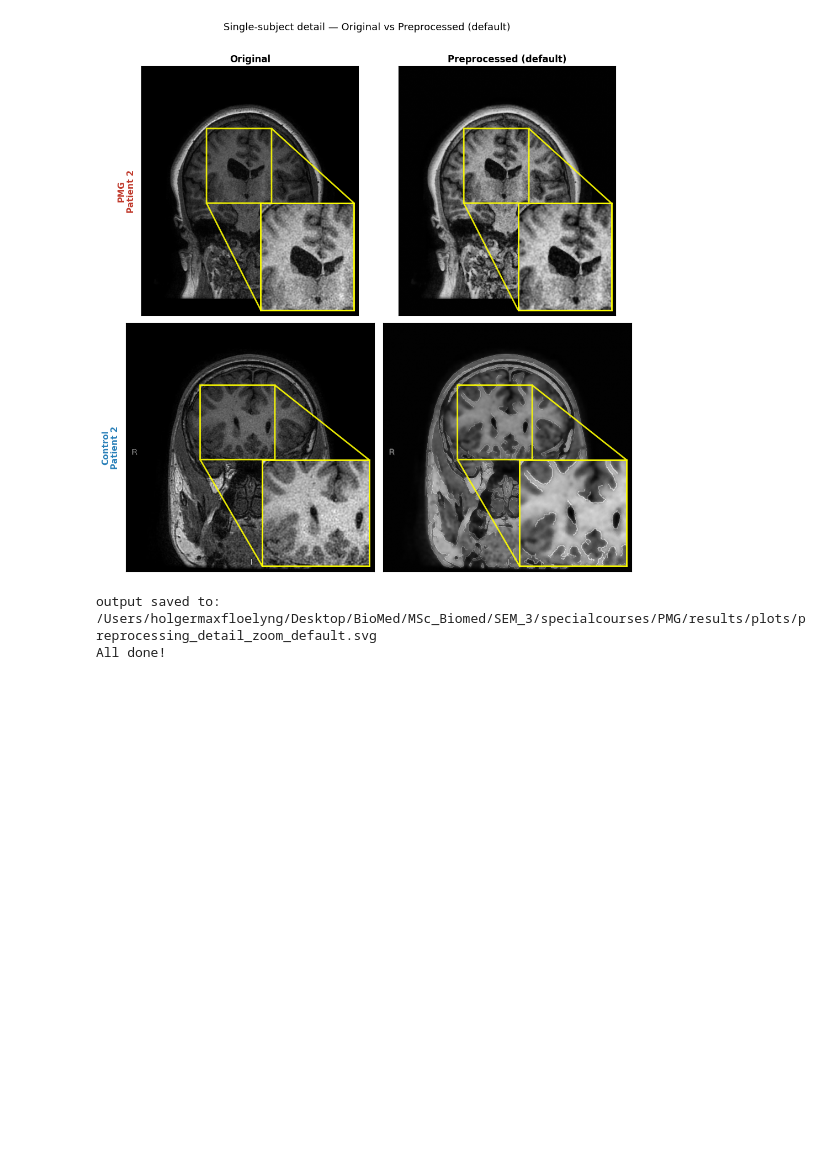
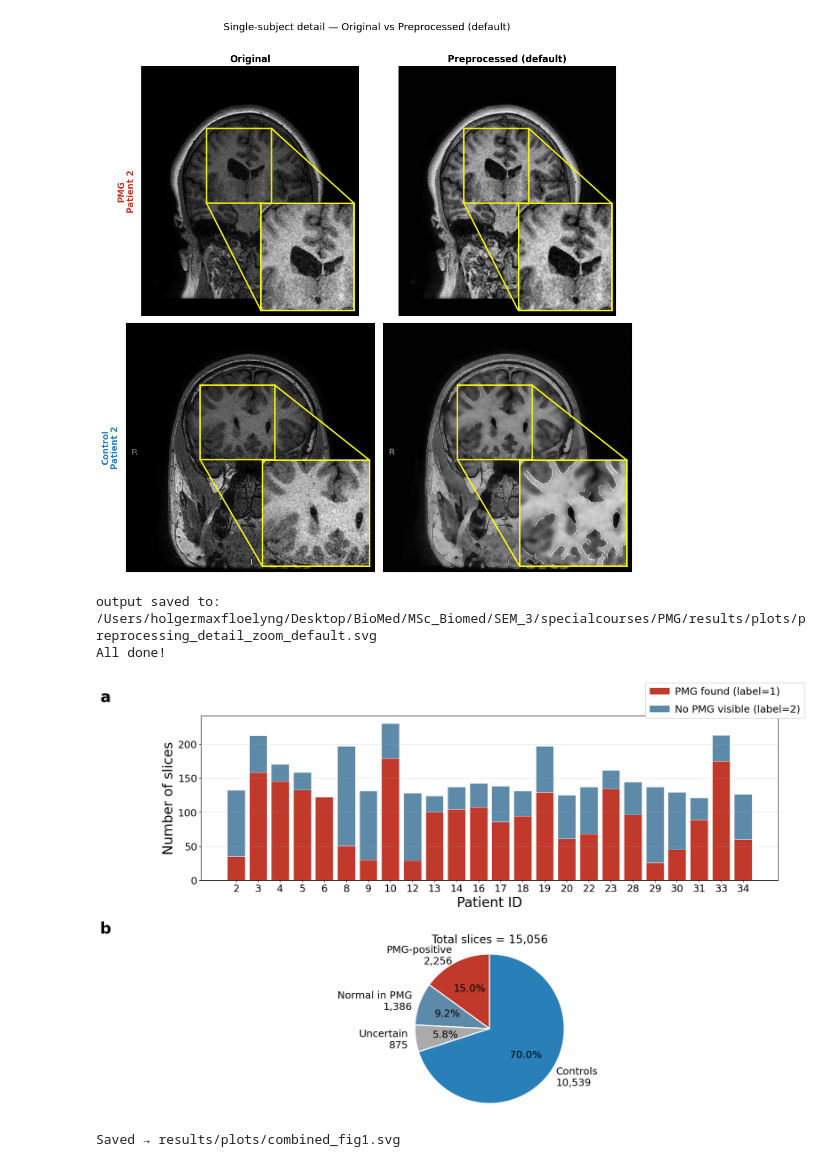
Before and after one commit to HolgeMax/PMG, a Jupyter notebook: notebooks/JPEG_exploration.ipynb, the cells around one changed output. Cells and saved outputs as stored; diff of their text form; code cells hidden in the pictures; blank space fills up the shorter version.

```diff
--- a/notebooks/JPEG_exploration.ipynb
+++ b/notebooks/JPEG_exploration.ipynb
@@ -980,3 +982,68 @@ Ctrl patients : ['2', '3', '4', '5']
 [figure]
 output saved to: /Users/holgermaxfloelyng/Desktop/BioMed/MSc_Biomed/SEM_3/specialcourses/PMG/results/plots/preprocessing_detail_zoom_default.svg
 All done!
+# %%
+# ── COMBINED FIGURE 1: (a) PMG stacked bar per patient  +  (b) dataset-wide pie
+# Saved as combined_fig1.svg
+
+patients  = df_all["patient"].tolist()
+x         = np.arange(len(patients))
+n_no_unc  = int(df_all[["PMG subject positive", "PMG subject negative"]].sum().sum())
+
+fig = plt.figure(figsize=(20, 11))
+subfigs = fig.subfigures(2, 1, height_ratios=[1, 1], hspace=0.08)
+
+# ── (a) single stacked bar — uncertain excluded
+subfigs[0].text(0.00, 1.00, 'a', fontsize=28, fontweight='bold', va='top',
+                transform=subfigs[0].transSubfigure)
+ax_a = subfigs[0].subplots(1, 1)
+
+bottom = np.zeros(len(patients))
+for col, color, label in zip(
+    ["PMG subject positive", "PMG subject negative"],
+    ["#C0392B", "#5D8AA8"],
+    ["PMG found (label=1)", "No PMG visible (label=2)"],
+):
+    vals = df_all[col].values
+    ax_a.bar(x, vals, bottom=bottom, label=label, color=color,
+             edgecolor="white", linewidth=0.4)
+    bottom += vals
+
+ax_a.set_xticks(x)
+ax_a.set_yticklabels(ax_a.get_yticks().astype(int), fontsize=18)
+ax_a.set_xticklabels([str(p) for p in patients], fontsize=18)
+ax_a.set_xlabel("Patient ID", fontsize=24)
+ax_a.set_ylabel("Number of slices", fontsize=24)
+ax_a.grid(axis="y", alpha=0.3)
+
+# legend outside to the right
+ax_a.legend(fontsize=18, loc="upper left", bbox_to_anchor=(0.77, 1.2),
+            borderaxespad=0, framealpha=1, handletextpad=0.5, labelspacing=0.8)
+subfigs[0].subplots_adjust(right=0.84)   # make room for the legend
+
+# ── (b) dataset-wide pie
+subfigs[1].text(0.00, 1.00, 'b', fontsize=28, fontweight='bold', va='top',
+                transform=subfigs[1].transSubfigure)
+axes_b = subfigs[1].subplots(1, 1)
+
+v_pos  = int(df_all["PMG subject positive"].sum())
+v_neg  = int(df_all["PMG subject negative"].sum())
+v_unc  = int(df_all["uncertain"].sum())
+v_ctrl = int(df_all["Control"].sum())
+grand  = v_pos + v_neg + v_unc + v_ctrl
+VALS4   = [v_pos, v_neg, v_unc, v_ctrl]
+COLORS4 = ["#C0392B", "#5D8AA8", "#AAAAAA", "#2980B9"]
+LABS4   = ["PMG-positive", "Normal in PMG", "Uncertain", "Controls"]
+
+axes_b.pie(VALS4, labels=[f"{l}\n{v:,}" for l, v in zip(LABS4, VALS4)],
+           colors=COLORS4, autopct="%1.1f%%", startangle=90,
+           textprops={"fontsize": 18}, wedgeprops={"edgecolor": "white", "linewidth": 2})
+axes_b.set_title(f"Total slices = {grand:,}", fontsize=20)
+axes_b.axis("equal")
+
+plt.savefig("../results/plots/combined_fig1.svg", dpi=150, bbox_inches="tight")
+plt.show()
+print("Saved → results/plots/combined_fig1.svg")
+# %% [output]
+[figure, added]
+Saved → results/plots/combined_fig1.svg
```
Also changed, not shown: parts of 5 cells of this notebook, 8 other files.
